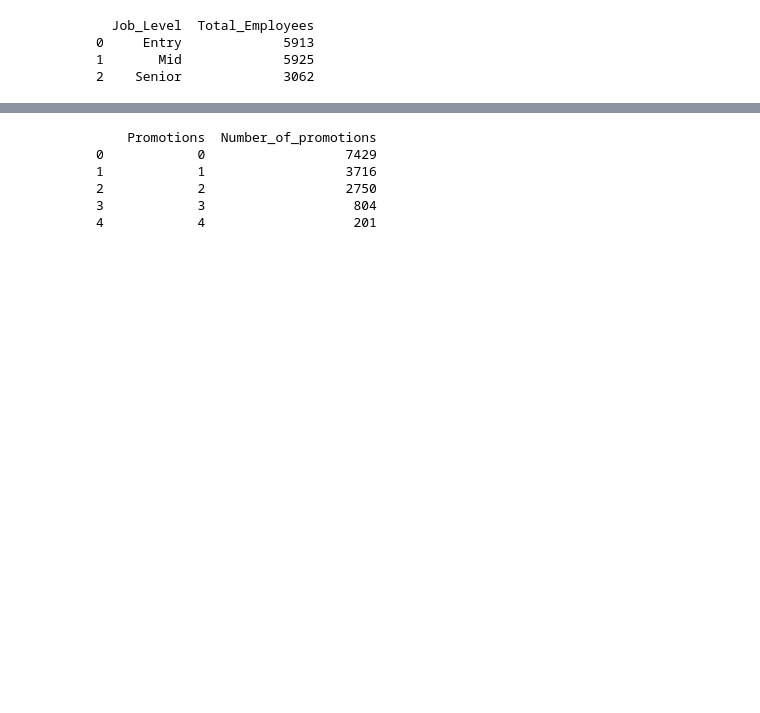
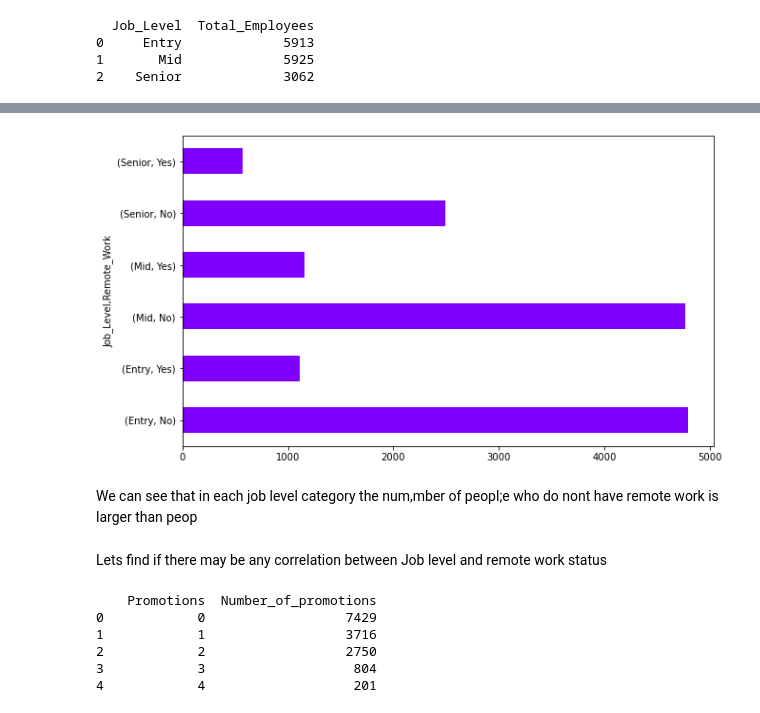
Before and after one commit to dikshya98/Python-01, a Jupyter notebook: Employee_Attrition_Analysis.ipynb, the cells around one changed output, grey strips where cells are left out. Drawn from its saved outputs; the diff is of its cells as text; code cells hidden in the pictures; blank space fills up the shorter version.

```diff
--- a/Employee_Attrition_Analysis.ipynb
+++ b/Employee_Attrition_Analysis.ipynb
@@ -180,3 +196,11 @@ Asd per our dataset,most people who are working remotely are in Mid level jobs a
+# %%
+x = Remotework_Joblevel.plot.barh(stacked=True, figsize=(10, 6), colormap='rainbow')
+# %% [output]
+[figure, added]
+# %% [markdown]
+We can see that in each job level category the num,mber of peopl;e who do nont have remote work is larger than peop
+# %% [markdown]
+Lets find if there may be any correlation between Job level and remote work status
 # %%
 promotions_count = data.groupby(' Promotions').size().reset_index(name= 'Number_of_promotions')
 print (promotions_count)
```
Also changed, not shown: parts of 19 cells of this notebook.
